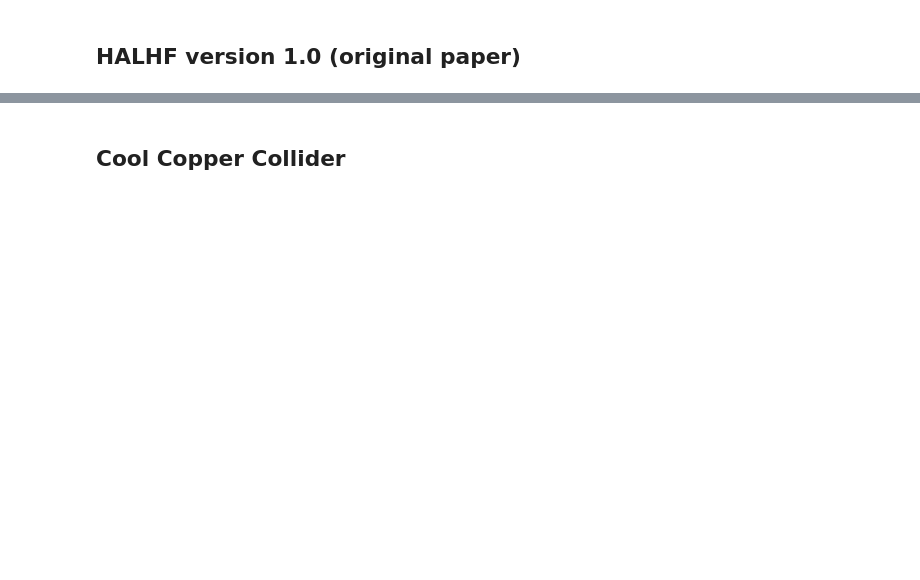
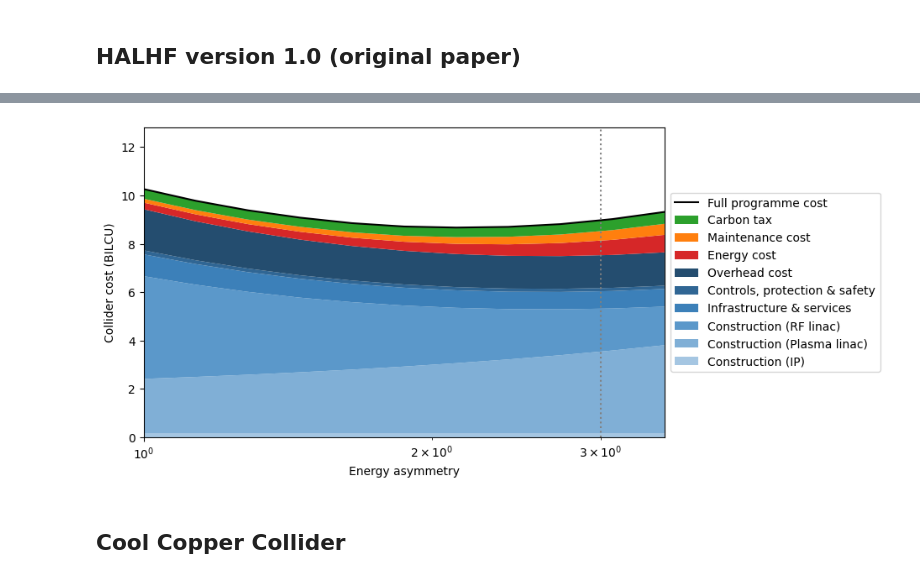
Before and after one commit to abel-framework/ABEL, a Jupyter notebook: examples/preset_example.ipynb, the cells around one changed output, grey strips where cells are left out. Cells and saved outputs as stored; diff of their text form; code cells hidden in the pictures; blank space fills up the shorter version.

```diff
--- a/examples/preset_example.ipynb
+++ b/examples/preset_example.ipynb
@@ -80,12 +169,14 @@ halhf2.print_power()
 # %%
-halhf2 = HALHFv2()
-halhf2.com_energy=550e9
-#halhf2.plot_cost_variation_for_parameter('driver_linac_gradient', lower=1e6, upper=10e6, scale=1e6, label='Driver linac gradient (MV/m)');
-#halhf2.plot_cost_variation_for_parameter('driver_separation_num_buckets', lower=1, upper=100, label='Driver separation (number of buckets)');
-halhf2.plot_cost_variation_for_parameter('combiner_ring_compression_factor', lower=1, upper=12, label='Combiner ring compression factor', xscale='linear', num_steps=12);
-#halhf2.plot_cost_variation_for_parameter('energy_asymmetry', lower=1, upper=4, label='Energy asymmetry', xscale='log', num_steps=21);
-#halhf2.plot_cost_variation_for_parameter('positron_linac_gradient', lower=10e6, upper=100e6, scale=1e6, label='Positron linac gradient (MV/m)');
-#halhf2.plot_cost_variation_for_parameter('pwfa_num_stages', lower=5, upper=100, label='Number of PWFA stages');
+# scan and plot cost variations
+halhf2 = HALHFv2(com_energy=550e9)
+halhf2.plot_cost_variation('energy_asymmetry', lower=1, upper=3.5, label='Energy asymmetry', num_steps=11);
+#halhf2.plot_cost_variation('driver_linac_gradient', lower=1e6, upper=10e6, scale=1e6, label='Driver linac gradient (MV/m)');
+#halhf2.plot_cost_variation('driver_separation_num_buckets', lower=1, upper=100, label='Driver separation (number of buckets)');
+#halhf2.plot_cost_variation('combiner_ring_compression_factor', lower=1, upper=12, label='Combiner ring compression factor', xscale='linear', num_steps=12);
+#halhf2.plot_cost_variation('positron_linac_gradient', lower=10e6, upper=100e6, scale=1e6, label='Positron linac gradient (MV/m)');
+#halhf2.plot_cost_variation('pwfa_num_stages', lower=15, upper=100, label='Number of PWFA stages');
+# %% [output]
+[figure, added]
 # %% [markdown]
 ## Cool Copper Collider
 # %%
```
Also changed, not shown: parts of 27 cells of this notebook.
